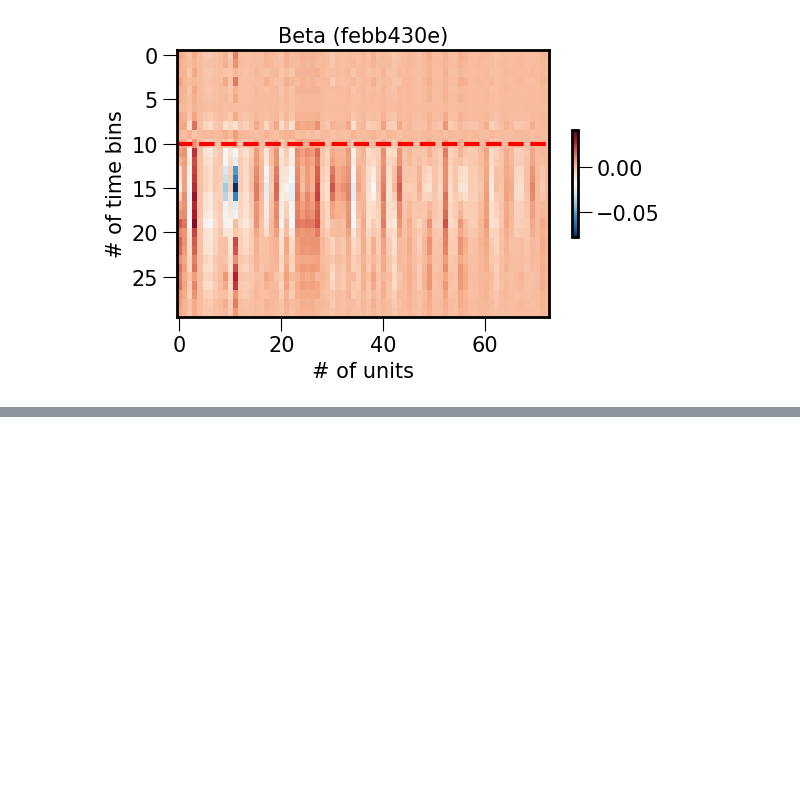
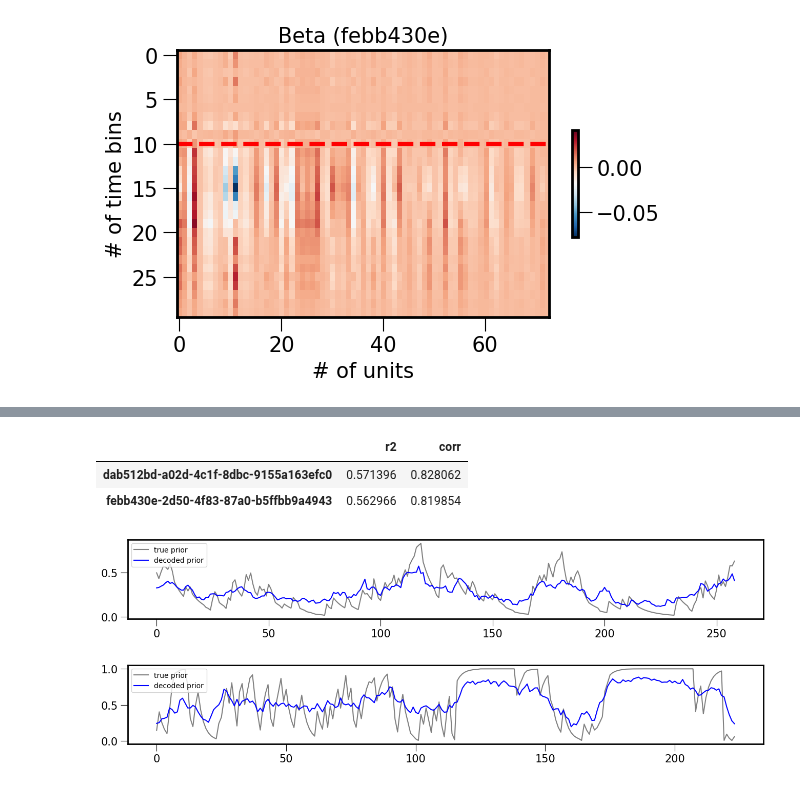
Before and after one commit to yzhang511/neural_decoding, a Jupyter notebook: notebooks/multi_task_reduced_rank_model.ipynb, the cells around one changed output, grey strips where cells are left out. Drawn from its saved outputs; the diff is of its cells as text; code cells hidden in the pictures; blank space fills up the shorter version.

```diff
--- a/notebooks/multi_task_reduced_rank_model.ipynb
+++ b/notebooks/multi_task_reduced_rank_model.ipynb
@@ -311,0 +336,23 @@ for pid_idx, pid in enumerate(pids):
+# %%
+R = 2 # rank
+d = 3 # half window size
+n_epochs = 7000
+n_folds = 5
+
+kf = KFold(n_splits=n_folds, shuffle=True, random_state=seed)
+
+n_units = []
+test_idx_dict = {}
+train_X_dict, test_X_dict, train_Y_dict, test_Y_dict = {}, {}, {}, {}
+for pid in pids:
+    X, Y = X_dict[pid], Y_dict[pid]
+    K, C, T = X.shape
+    n_units.append(C)
+    X = sliding_window_over_trials(X, half_window_size=d)
+    Y = sliding_window_over_trials(Y, half_window_size=d)
+    X, Y = torch.tensor(X), torch.tensor(Y)
+    train_X_dict.update({pid: [X[train] for train, _ in kf.split(X, Y)]})
+    test_X_dict.update({pid: [X[test] for _, test in kf.split(X, Y)]})
+    train_Y_dict.update({pid: [Y[train] for train, _ in kf.split(X, Y)]})
+    test_Y_dict.update({pid: [Y[test] for _, test in kf.split(X, Y)]})
+    test_idx_dict.update({pid: [test for _, test in kf.split(X, Y)]})
@@ -311,0 +426,29 @@ for pid_idx, pid in enumerate(pids):
+# %%
+Us, Vs, metrics_dict, y_obs, y_pred = {}, {}, {}, {}, {}
+for pid_idx, pid in enumerate(pids):
+    metrics_dict.update({pid: np.mean(metrics_per_fold, 0)[pid_idx]})
+    Us.update({pid: [U_per_fold[fold_idx][pid_idx] for fold_idx in range(n_folds)]})
+    Vs.update({pid: V_per_fold})
+    test_idx_per_pid = np.concatenate(test_idx_dict[pid])
+    y_obs_per_pid = np.concatenate([y_obs_per_fold[fold_idx][pid_idx] for fold_idx in range(n_folds)])
+    y_pred_per_pid = np.concatenate([y_pred_per_fold[fold_idx][pid_idx] for fold_idx in range(n_folds)])
+    y_obs.update({pid: y_obs_per_pid[np.argsort(test_idx_per_pid)]})
+    y_pred.update({pid: y_pred_per_pid[np.argsort(test_idx_per_pid)]})
+
+metrics_df = pd.DataFrame(metrics_dict).T
+metrics_df.columns = ["r2", "corr"]
+metrics_df
+# %% [output]
+|  | r2 | corr |
+| dab512bd-a02d-4c1f-8dbc-9155a163efc0 | 0.571396 | 0.828062 |
+| febb430e-2d50-4f83-87a0-b5ffbb9a4943 | 0.562966 | 0.819854 |
+# %%
+for pid in pids:
+    plt.figure(figsize=(16,2))
+    plt.plot(y_obs[pid], color="gray", label="true prior")
+    plt.plot(y_pred[pid], color="blue", label="decoded prior")
+    plt.legend()
+    plt.show()
+# %% [output]
+[figure, added]
+[figure, added]
```
Also changed, not shown: parts of 3 cells of this notebook, 4 other files.
